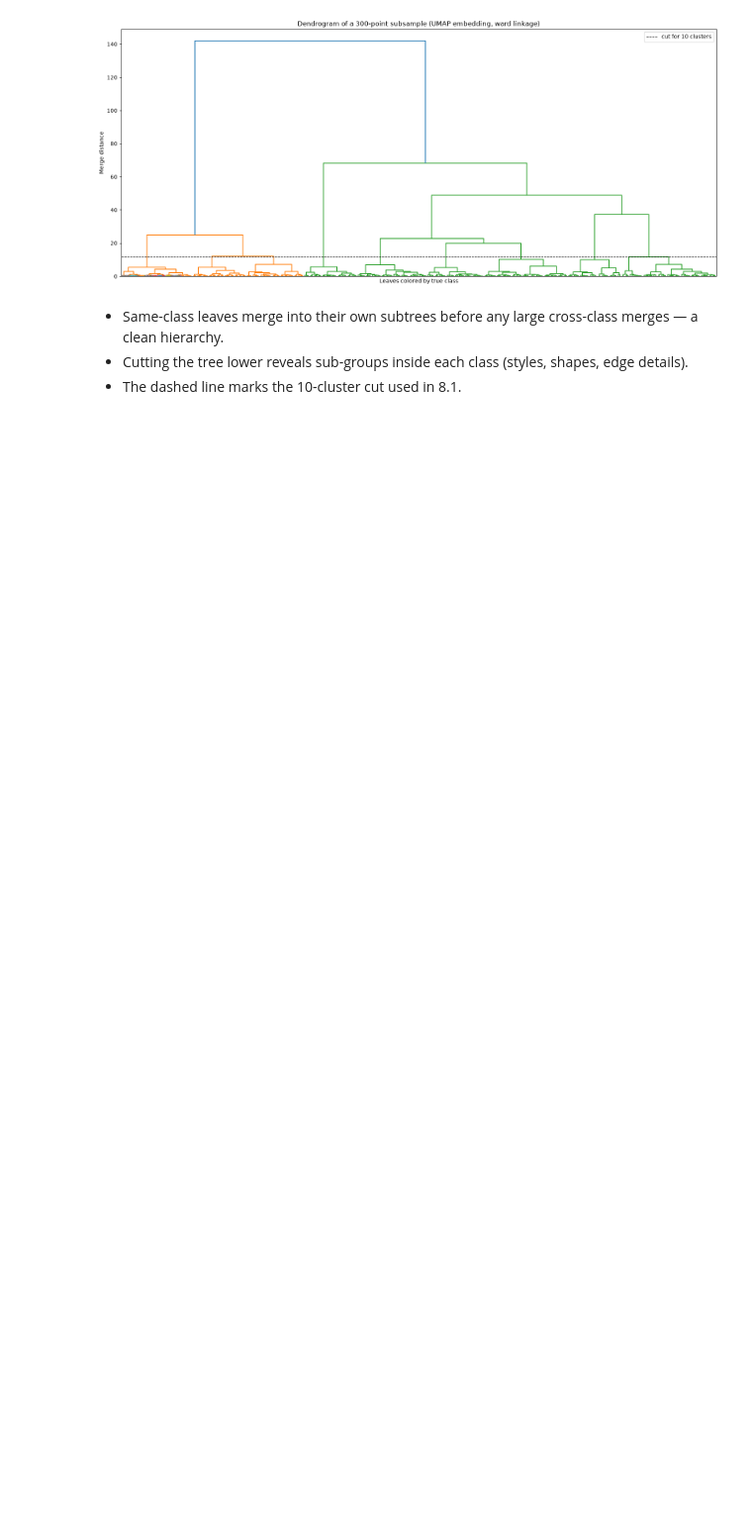
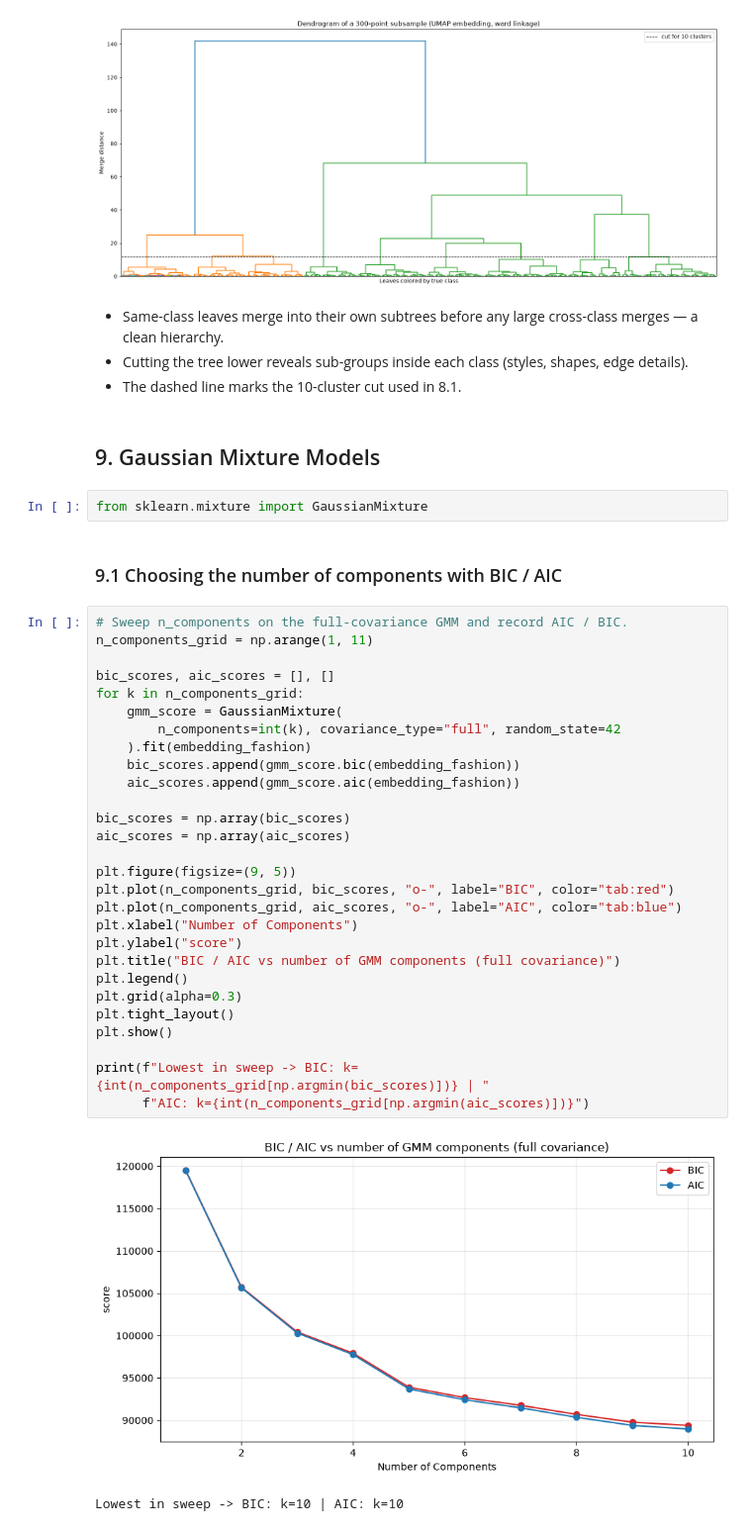
Before and after one commit to WillardDev/Fashion_MNIST_Dataset, a Jupyter notebook: Fashion_MNIST.ipynb, the cells around one changed output. Shown at 99% size. Cells and saved outputs as stored; diff of their text form; blank space fills up the shorter version.

```diff
--- a/Fashion_MNIST.ipynb
+++ b/Fashion_MNIST.ipynb
@@ -420,3 +437,40 @@ plt.show()
 - Same-class leaves merge into their own subtrees before any large cross-class merges — a clean hierarchy.
 - Cutting the tree lower reveals sub-groups inside each class (styles, shapes, edge details).
 - The dashed line marks the 10-cluster cut used in 8.1.
+# %% [markdown]
+## 9. Gaussian Mixture Models
+# %%
+from sklearn.mixture import GaussianMixture
+# %% [markdown]
+### 9.1 Choosing the number of components with BIC / AIC
+# %%
+# Sweep n_components on the full-covariance GMM and record AIC / BIC.
+n_components_grid = np.arange(1, 11)
+
+bic_scores, aic_scores = [], []
+for k in n_components_grid:
+    gmm_score = GaussianMixture(
+        n_components=int(k), covariance_type="full", random_state=42
+    ).fit(embedding_fashion)
+    bic_scores.append(gmm_score.bic(embedding_fashion))
+    aic_scores.append(gmm_score.aic(embedding_fashion))
+
+bic_scores = np.array(bic_scores)
+aic_scores = np.array(aic_scores)
+
+plt.figure(figsize=(9, 5))
+plt.plot(n_components_grid, bic_scores, "o-", label="BIC", color="tab:red")
+plt.plot(n_components_grid, aic_scores, "o-", label="AIC", color="tab:blue")
+plt.xlabel("Number of Components")
+plt.ylabel("score")
+plt.title("BIC / AIC vs number of GMM components (full covariance)")
+plt.legend()
+plt.grid(alpha=0.3)
+plt.tight_layout()
+plt.show()
+
+print(f"Lowest in sweep -> BIC: k={int(n_components_grid[np.argmin(bic_scores)])} | "
+      f"AIC: k={int(n_components_grid[np.argmin(aic_scores)])}")
+# %% [output]
+[figure, added]
+Lowest in sweep -> BIC: k=10 | AIC: k=10
```
Also changed, not shown: parts of 14 cells of this notebook.
